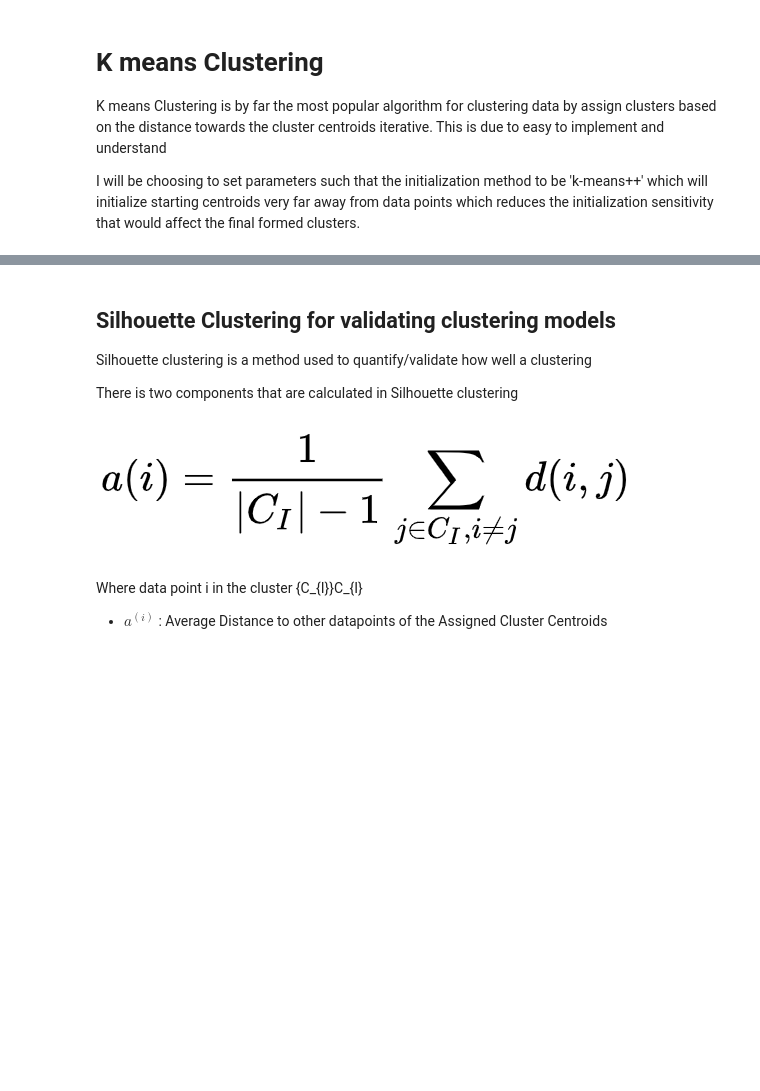
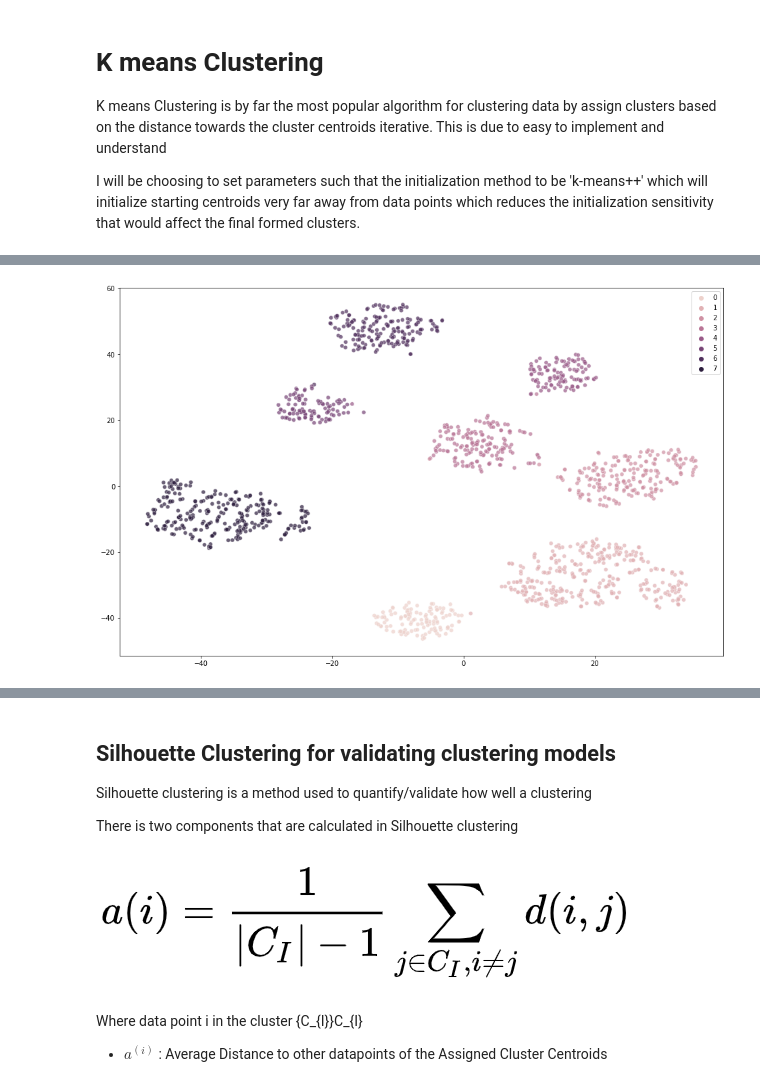
Before and after one commit to Kaleb-Nim/Machine-Learning-Journey, a Jupyter notebook: Clustering/CA2_Clustering_V1.ipynb, the cells around one changed output, grey strips where cells are left out. Drawn from its saved outputs; the diff is of its cells as text; code cells hidden in the pictures; blank space fills up the shorter version.

```diff
--- a/Clustering/CA2_Clustering_V1.ipynb
+++ b/Clustering/CA2_Clustering_V1.ipynb
@@ -496,5 +517,30 @@ K means Clustering is by far the most popular algorithm for clustering data by a
 I will be choosing to set parameters such that the initialization method to be 'k-means++' which will initialize starting centroids very far away from data points which reduces the initialization sensitivity that would affect the final formed clusters.
 # %%
 display(df_onehot)
+# %%
+def get_cluster_centroids(data):
+    cluster_centers = data.groupby('Cluster').mean()
+    cluster_centers['Cluster Size (% of Total)'] = pd.Series(data['Cluster']).value_counts() / len(data['Cluster']) * 100
+    return cluster_centers
+# %%
+def plot_tsne_clusters(data,cluster,tsne = TSNE(n_components=2, learning_rate='auto', init='random', perplexity=35)):
+    tsne_data = tsne.fit_transform(data)
+    plt.figure(figsize=(16,10))
+    sns.scatterplot(
+    x=tsne_data[:,0], y=tsne_data[:,1],
+    hue=cluster,
+    data=tsne_data,
+    legend="full",
+    alpha=0.7)
+    plt.show()
 # %%
+kmean_df = df_onehot.copy()
 kmean =  KMeans(init='k-means++', max_iter=500, algorithm = "elkan", random_state=0).fit(df_onehot)
+
+cluster_labels = kmean.predict(df_onehot)
+kmean_df['Cluster'] = cluster_labels
+cluster_center = get_cluster_centroids(kmean_df)
+display(cluster_center)
+
+plot_tsne_clusters(kmean_df,cluster_labels)
+# %% [output]
@@ -500,0 +557 @@ kmean =  KMeans(init='k-means++', max_iter=500, algorithm = "elkan", random_stat
+[figure, added]
```
Also changed, not shown: parts of 15 cells of this notebook.
